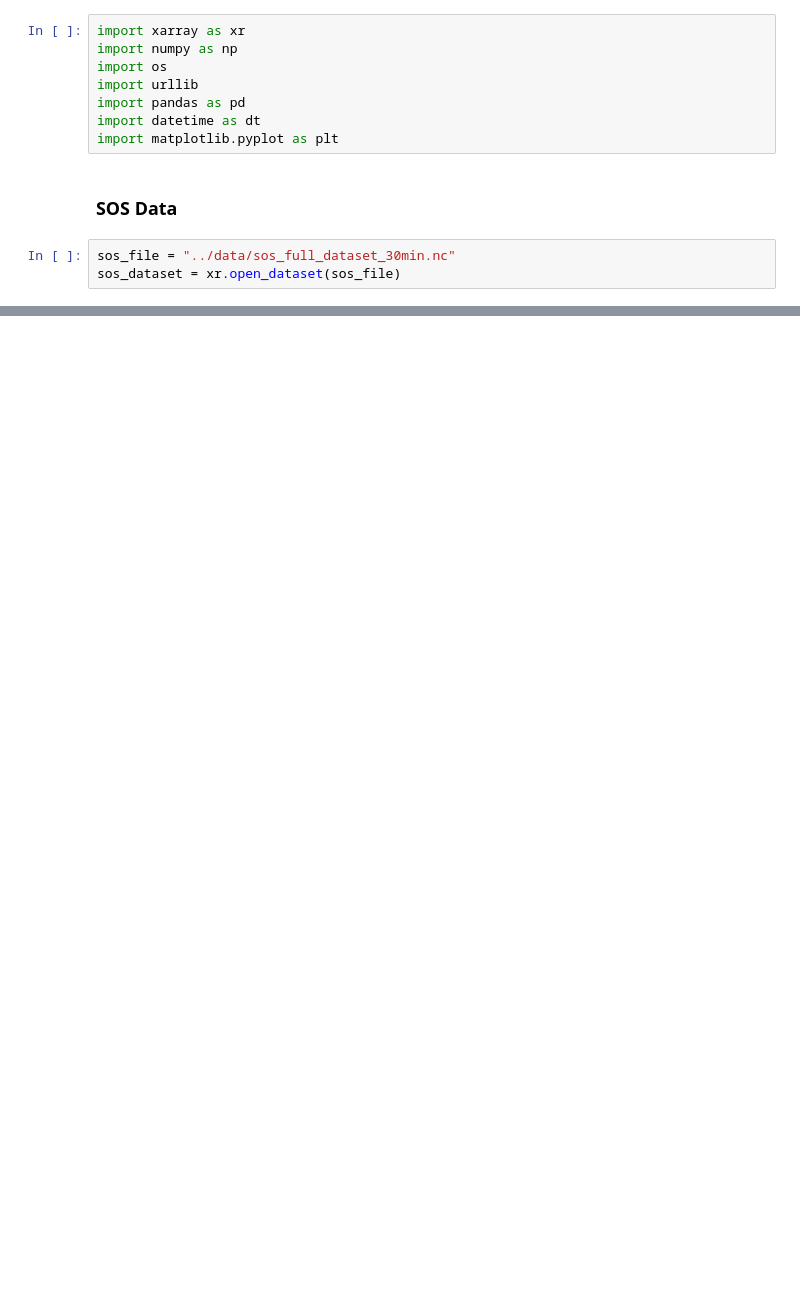
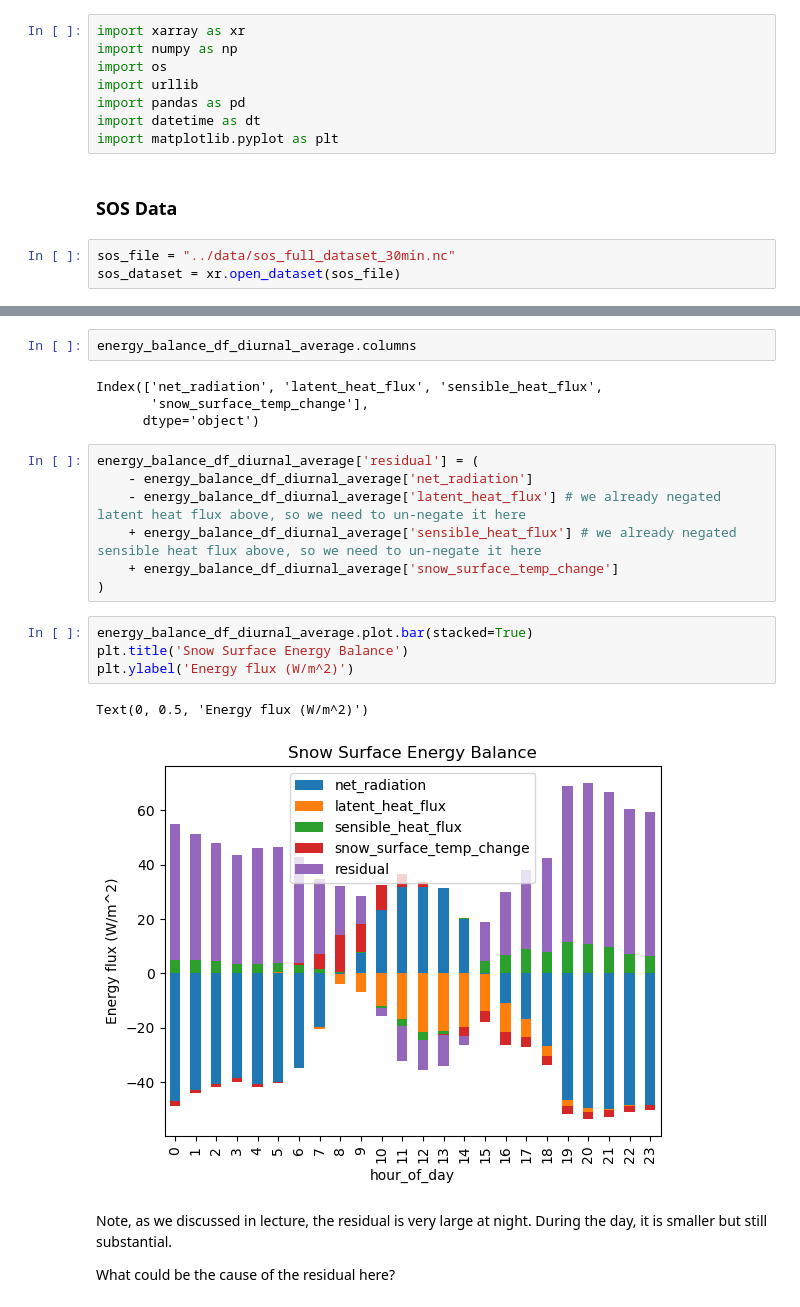
Before and after one commit to Mountain-Hydrology-Research-Group/snow-hydrology, a Jupyter notebook: modules/lab3/lab3-2.ipynb, the cells around one changed output, grey strips where cells are left out. Saved outputs shown, nothing was run; the diff lists cells and outputs as text; blank space fills up the shorter version.

```diff
--- a/modules/lab3/lab3-2.ipynb
+++ b/modules/lab3/lab3-2.ipynb
@@ -52,0 +239,24 @@ sos_dataset[[
+# %%
+energy_balance_df_diurnal_average.columns
+# %% [output]
+Index(['net_radiation', 'latent_heat_flux', 'sensible_heat_flux',
+       'snow_surface_temp_change'],
+      dtype='object')
+# %%
+energy_balance_df_diurnal_average['residual'] = (
+    - energy_balance_df_diurnal_average['net_radiation']
+    - energy_balance_df_diurnal_average['latent_heat_flux'] # we already negated latent heat flux above, so we need to un-negate it here
+    + energy_balance_df_diurnal_average['sensible_heat_flux'] # we already negated sensible heat flux above, so we need to un-negate it here
+    + energy_balance_df_diurnal_average['snow_surface_temp_change']
+)
+# %%
+energy_balance_df_diurnal_average.plot.bar(stacked=True)
+plt.title('Snow Surface Energy Balance')
+plt.ylabel('Energy flux (W/m^2)')
+# %% [output]
+Text(0, 0.5, 'Energy flux (W/m^2)')
+[figure, added]
+# %% [markdown]
+Note, as we discussed in lecture, the residual is very large at night. During the day, it is smaller but still substantial.
+
+What could be the cause of the residual here?
```
Also changed, not shown: parts of 24 cells of this notebook, 3 other files.
